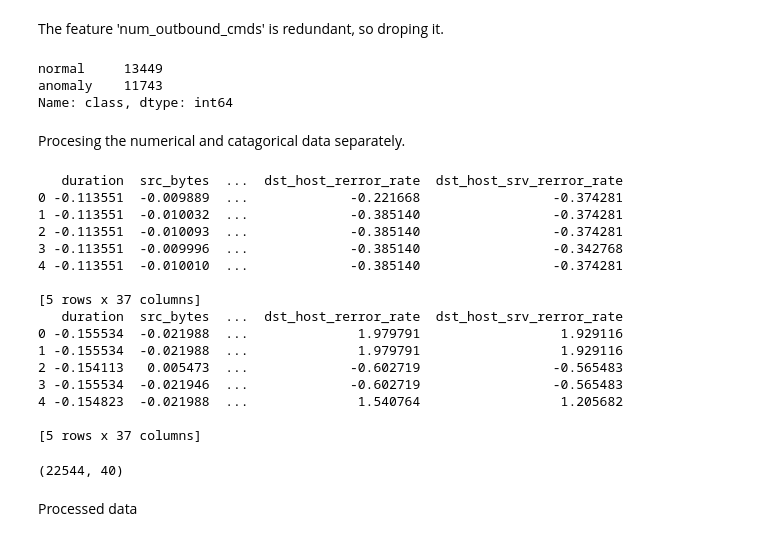
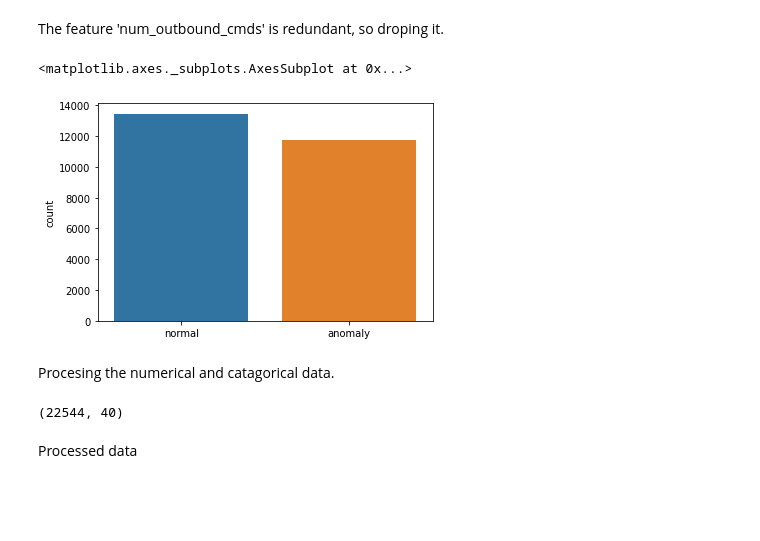
Before and after one commit to Harishkumar01/IntrusionDetectionModel, a Jupyter notebook: IntrusionDetectionModel.ipynb, the cells around one changed output. Saved outputs shown, nothing was run; the diff lists cells and outputs as text; code cells hidden in the pictures; blank space fills up the shorter version.

```diff
--- a/IntrusionDetectionModel.ipynb
+++ b/IntrusionDetectionModel.ipynb
@@ -55,17 +51,19 @@ The feature 'num_outbound_cmds' is redundant, so droping it.
 # %%
 train_data.drop(['num_outbound_cmds'], axis=1, inplace=True)
 test_data.drop(['num_outbound_cmds'], axis=1, inplace=True)
-# %%
-train_data['class'].value_counts()
-# %% [output]
-normal     13449
-anomaly    11743
-Name: class, dtype: int64
+# %%
+class_data = list(train_data['class'])
+sns.countplot(class_data)
+# %% [output]
+<matplotlib.axes._subplots.AxesSubplot at 0x...>
+[figure, added]
 # %% [markdown]
-Procesing the numerical and catagorical data separately.
+Procesing the numerical and catagorical data.
 # %%
 from sklearn.preprocessing import StandardScaler
+from sklearn.preprocessing import LabelEncoder
 scaler = StandardScaler()
+encoder = LabelEncoder()
 
 columns_num = train_data.select_dtypes(include=['float64','int64']).columns
 train_data_num = scaler.fit_transform(train_data.select_dtypes(include=['float64','int64']))
@@ -73,22 +71,17 @@ test_data_num = scaler.fit_transform(test_data.select_dtypes(include=['float64',
 train_data_num = pd.DataFrame(train_data_num, columns = columns_num)
 test_data_num = pd.DataFrame(test_data_num, columns = columns_num)
 
-print(train_data_num.head())
-print(test_data_num.head())
+train_data_cat = train_data.select_dtypes(include=['object']).copy()
+test_data_cat = test_data.select_dtypes(include=['object']).copy()
+train_data_cat = train_data_cat.apply(encoder.fit_transform)
+test_data_cat = test_data_cat.apply(encoder.fit_transform)
+train_data_cat_X = train_data_cat.drop(['class'], axis=1)
+train_data_cat_Y = train_data_cat[['class']].copy()
+
+train_x = pd.concat([train_data_num,train_data_cat_X],axis=1)
+train_y = train_data['class']
+train_x.shape
+test_data_ = pd.concat([test_data_num,test_data_cat],axis=1)
+test_data_.shape
 # %% [output]
-   duration  src_bytes  ...  dst_host_rerror_rate  dst_host_srv_rerror_rate
-0 -0.113551  -0.009889  ...             -0.221668                 -0.374281
-1 -0.113551  -0.010032  ...             -0.385140                 -0.374281
-2 -0.113551  -0.010093  ...             -0.385140                 -0.374281
-3 -0.113551  -0.009996  ...             -0.385140                 -0.342768
-4 -0.113551  -0.010010  ...             -0.385140                 -0.374281
-
-[5 rows x 37 columns]
-   duration  src_bytes  ...  dst_host_rerror_rate  dst_host_srv_rerror_rate
-0 -0.155534  -0.021988  ...              1.979791                  1.929116
-1 -0.155534  -0.021988  ...              1.979791                  1.929116
-2 -0.154113   0.005473  ...             -0.602719                 -0.565483
-3 -0.155534  -0.021946  ...             -0.602719                 -0.565483
-4 -0.154823  -0.021988  ...              1.540764                  1.205682
-
-[5 rows x 37 columns]
+(22544, 40)
@@ -105,11 +88,3 @@ train_data_cat_Y = train_data_cat[['class']].copy()
-# %%
-train_x = pd.concat([train_data_num,train_data_cat_X],axis=1)
-train_y = train_data['class']
-train_x.shape
-test_data_ = pd.concat([test_data_num,test_data_cat],axis=1)
-test_data_.shape
-# %% [output]
-(22544, 40)
 # %% [markdown]
 Processed data
 # %%
```
Also changed, not shown: parts of 13 cells of this notebook.
